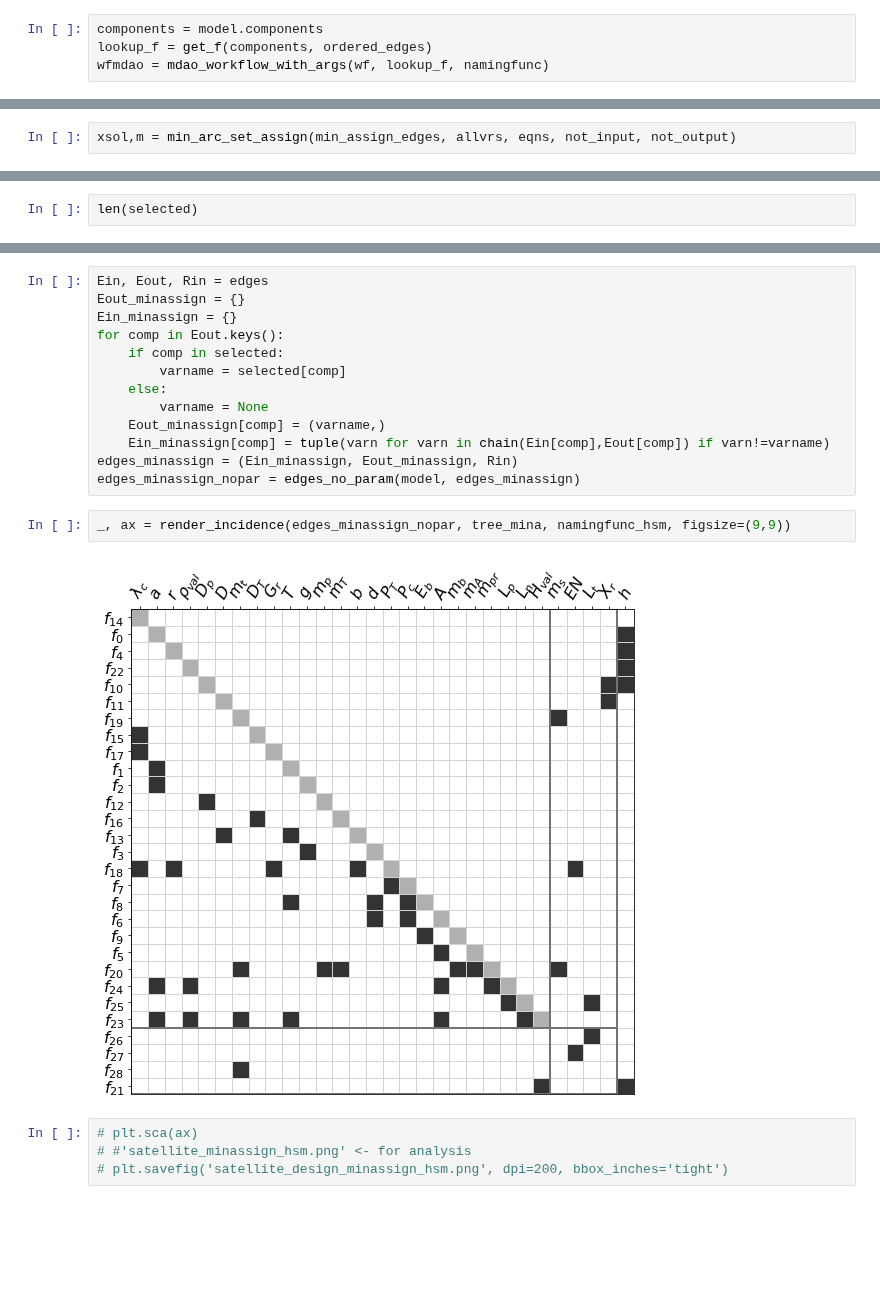
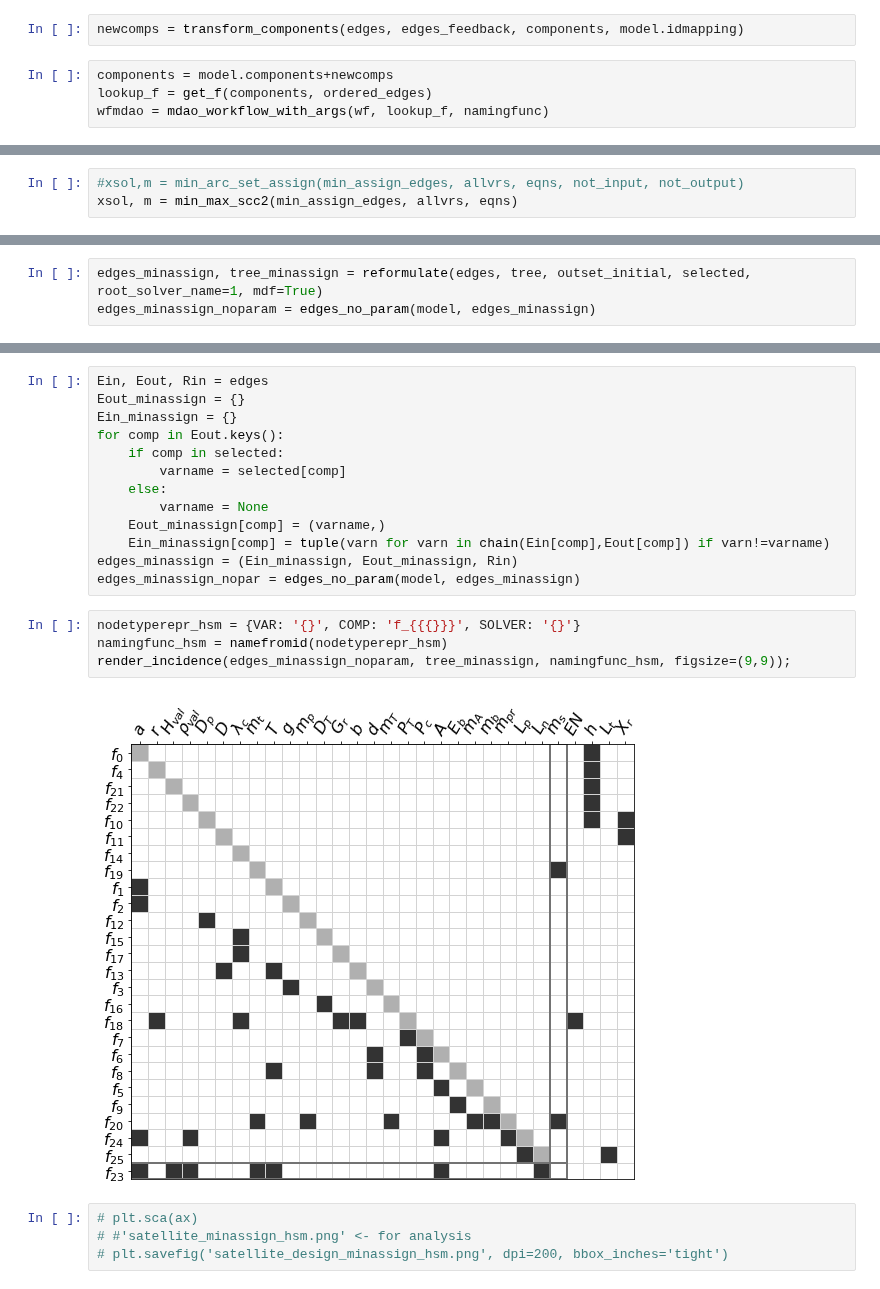
Before and after one commit to norheim/minimdo, a Jupyter notebook: minimdo/satellite/sat_thesis.ipynb, the cells around one changed output, grey strips where cells are left out. Cells and saved outputs as stored; diff of their text form; blank space fills up the shorter version.

```diff
--- a/minimdo/satellite/sat_thesis.ipynb
+++ b/minimdo/satellite/sat_thesis.ipynb
@@ -177,8 +190,10 @@ namingfunc = namefromsympy(nodetyperepr)
 sequence = order_from_tree(ordered_tree[0], ordered_tree[1], ordered_edges[1])
 solvers_options = default_solver_options(ordered_tree, solvers_options)
 wf = mdao_workflow(sequence, solvers_options, comp_options, var_options)
+# %%
+newcomps = transform_components(edges, edges_feedback, components, model.idmapping)
 # %%
-components = model.components
+components = model.components+newcomps
 lookup_f = get_f(components, ordered_edges)
 wfmdao = mdao_workflow_with_args(wf, lookup_f, namingfunc)
 # %%
@@ -328,4 +345,5 @@ edges_left_right = list(dir_graph(graph_edges_minassign, eqns, {}))
 # %%
 min_assign_edges = edges_left_right
 # %%
-xsol,m = min_arc_set_assign(min_assign_edges, allvrs, eqns, not_input, not_output)
+#xsol,m = min_arc_set_assign(min_assign_edges, allvrs, eqns, not_input, not_output)
+xsol, m = min_max_scc2(min_assign_edges, allvrs, eqns)
@@ -335,4 +350,5 @@ Academic license - for non-commercial use only - expires 2023-02-25
 # %%
 selected = dict((right, left) for left, right in edges_left_right if (left,right) in min_assign_edges and xsol[left, right] > 0.5)
 # %%
-len(selected)
+edges_minassign, tree_minassign = reformulate(edges, tree, outset_initial, selected, root_solver_name=1, mdf=True)
+edges_minassign_noparam = edges_no_param(model, edges_minassign)
@@ -364,9 +400,11 @@ for comp in Eout.keys():
 edges_minassign = (Ein_minassign, Eout_minassign, Rin)
 edges_minassign_nopar = edges_no_param(model, edges_minassign)
 # %%
-_, ax = render_incidence(edges_minassign_nopar, tree_mina, namingfunc_hsm, figsize=(9,9))
+nodetyperepr_hsm = {VAR: '{}', COMP: 'f_{{{}}}', SOLVER: '{}'}
+namingfunc_hsm = namefromid(nodetyperepr_hsm)
+render_incidence(edges_minassign_noparam, tree_minassign, namingfunc_hsm, figsize=(9,9));
 # %% [output]
-[figure, old version]
+[figure, new version]
 # %%
 # plt.sca(ax)
 # #'satellite_minassign_hsm.png' <- for analysis
```
Also changed, not shown: parts of 15 cells of this notebook, 30 other files.
